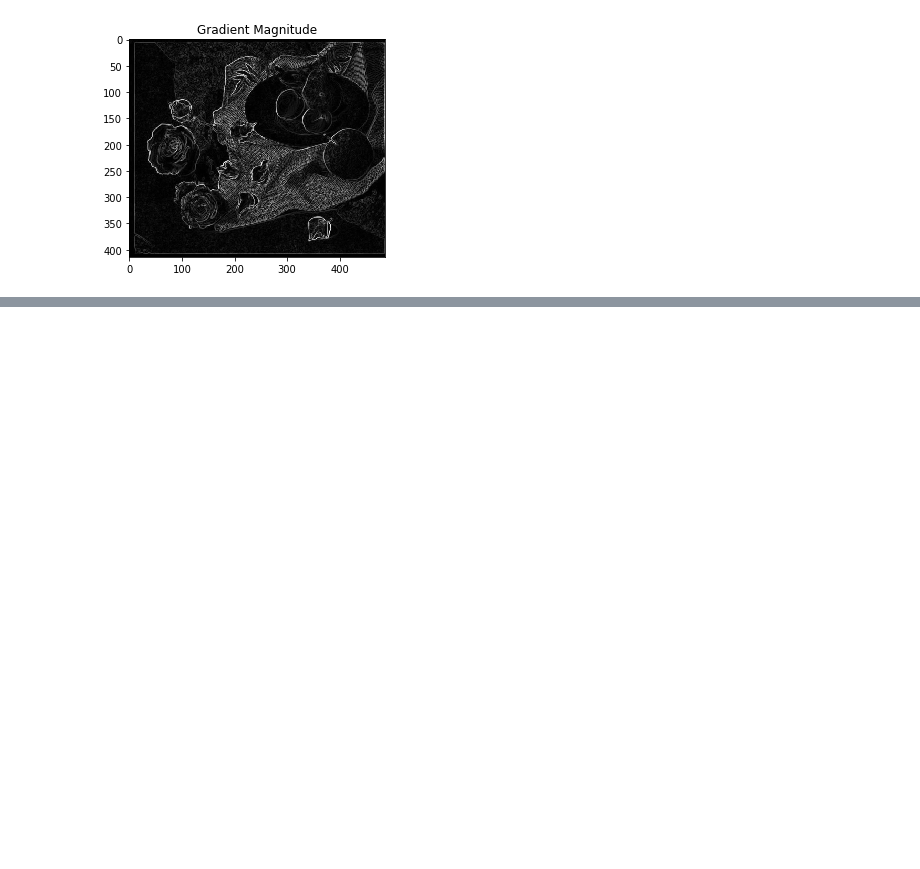
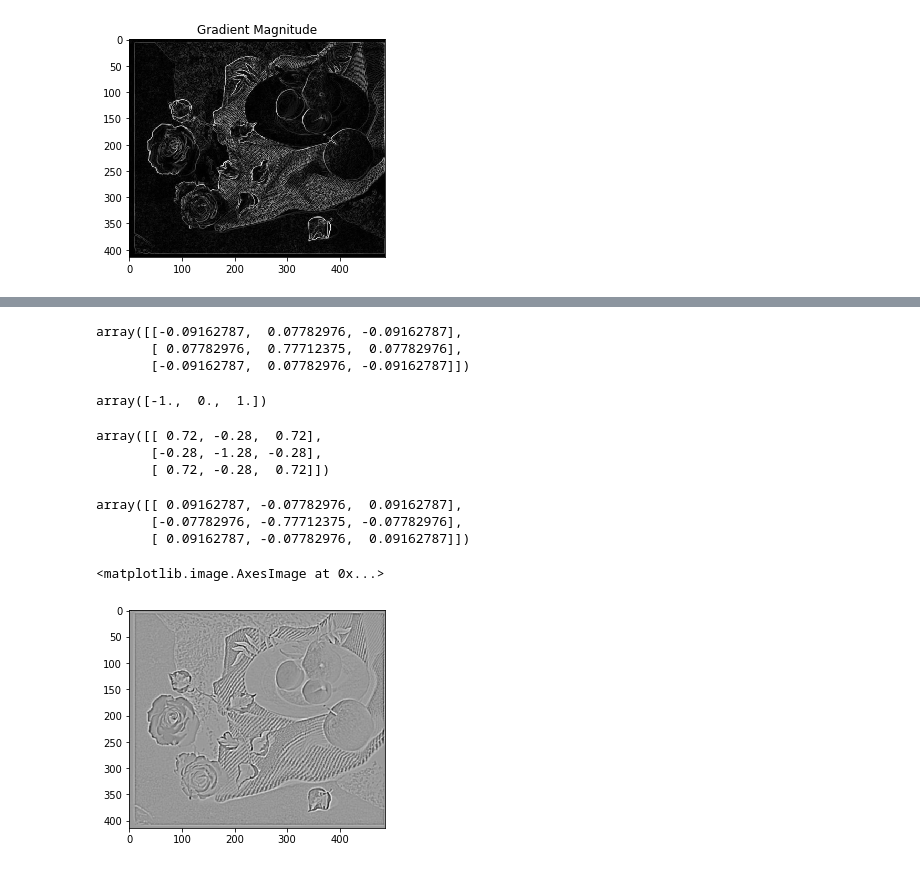
Before and after one commit to danielkurniadi/CannyEdgeScratch, a Jupyter notebook: canny_notebook.ipynb, the cells around one changed output, grey strips where cells are left out. Saved outputs shown, nothing was run; the diff lists cells and outputs as text; code cells hidden in the pictures; blank space fills up the shorter version.

```diff
--- a/canny_notebook.ipynb
+++ b/canny_notebook.ipynb
@@ -438,3 +438,35 @@ use_degree = True
 gradient_magnitude, gradient_direction = sobel_edge_detection(image_fruit, use_degree, verbose=True)
 # %% [output]
 [figure]
+# %%
+
+def dnorm(x, mu, sd):
+    const_term = 1 / (np.sqrt(2 * np.pi) * sd)
+    power_term = np.exp(-np.power((x - mu) / sd, 2) / 2)
+    return  const_term * power_term
+# %%
+import numpy as np
+import scipy
+
+def gaussian_laplace_kernel(size, sigma=1):
+    # compute exponential term of LoG
+    variance = np.power(sigma, 2)
+    x_space = np.linspace(-(size//2), size//2, size)
+
+    kernel_1D = x_space.copy()
+    for i in range(size):
+            kernel_1D[i] = dnorm(x_space[i], 0, sd=sigma)
+
+    # kernel_2D is the exponent termb
+    # kernel_2D: (1 / (2 pi sigma^2)) . exp((x^2 + y^2) / 2sigma)
+    kernel_2D = np.outer(kernel_1D.T, kernel_1D.T)
+
+    # compute the [1 - (x^2 + y^2) / 2sigma^2] term
+    xx, yy = np.meshgrid(x_space, x_space)
+    middle_term = xx**2 + yy**2
+    middle_term = 2 * variance - middle_term
+
+    # kernel 2D:
+    # > [1 / (pi sigma^4)] . [1 - (x^2 + y^2) / 2sigma^2] . exp[(x^2 + y^2) / 2sigma]
+    kernel_2D = -kernel_2D * middle_term / variance**2
+    return kernel_2D
@@ -440,0 +518,24 @@ gradient_magnitude, gradient_direction = sobel_edge_detection(image_fruit, use_d
+# %%
+gaussian_laplace_kernel(3, 0.8)
+# %% [output]
+array([[-0.09162787,  0.07782976, -0.09162787],
+       [ 0.07782976,  0.77712375,  0.07782976],
+       [-0.09162787,  0.07782976, -0.09162787]])
+# %%
+x_space
+# %% [output]
+array([-1.,  0.,  1.])
+# %%
+# middle term only
+create_log(0.8, 3)
+# %% [output]
+array([[ 0.72, -0.28,  0.72],
+       [-0.28, -1.28, -0.28],
+       [ 0.72, -0.28,  0.72]])
+# %%
+# all only
+create_log(0.8, 3)
+# %% [output]
+array([[ 0.09162787, -0.07782976,  0.09162787],
+       [-0.07782976, -0.77712375, -0.07782976],
+       [ 0.09162787, -0.07782976,  0.09162787]])
@@ -440,0 +545,7 @@ gradient_magnitude, gradient_direction = sobel_edge_detection(image_fruit, use_d
+# %%
+laplace_image = convolution(image_fruit, gaussian_laplace_kernel(9, 1.4))
+
+plt.imshow(laplace_image, cmap='gray')
+# %% [output]
+<matplotlib.image.AxesImage at 0x...>
+[figure, added]
```
Also changed, not shown: parts of 15 cells of this notebook.
